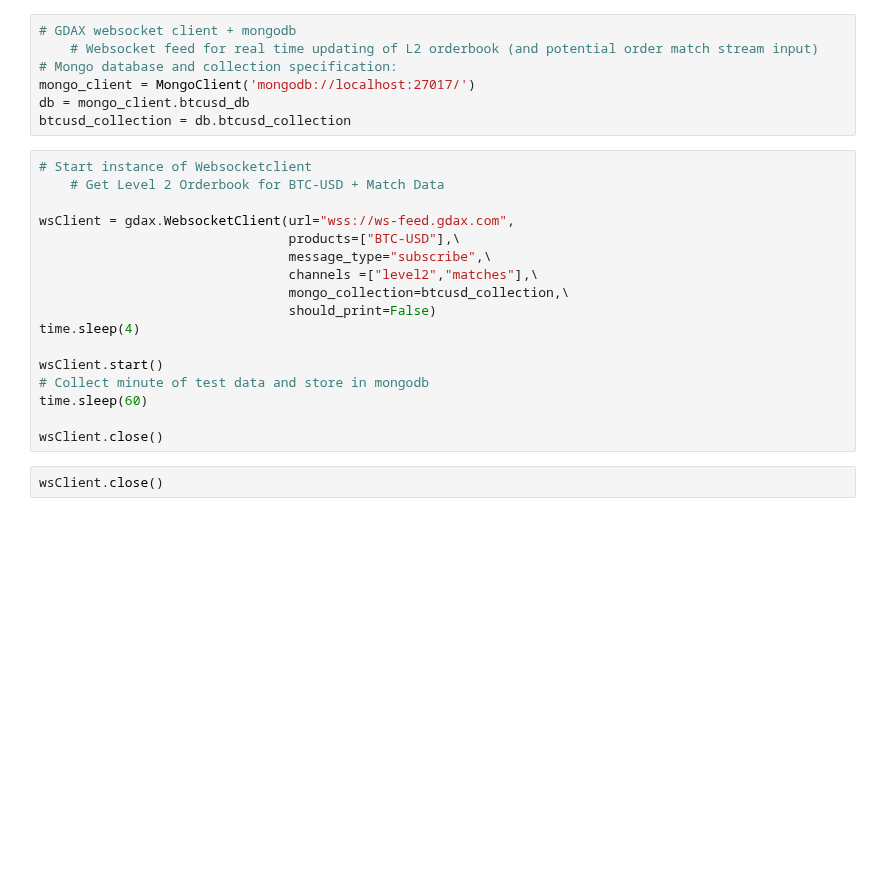
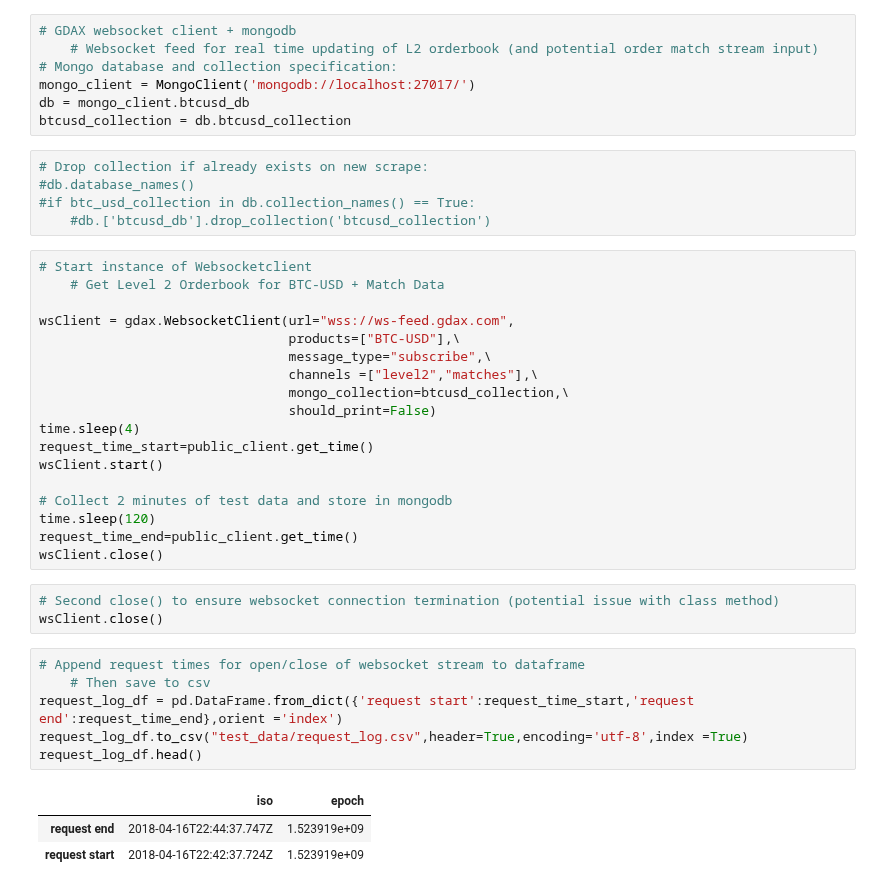
Before and after one commit to timothyyu/gdax-orderbook-ml, a Jupyter notebook: test_dataset_scrape.ipynb, the cells around one changed output. Drawn from its saved outputs; the diff is of its cells as text; blank space fills up the shorter version.

```diff
--- a/test_dataset_scrape.ipynb
+++ b/test_dataset_scrape.ipynb
@@ -48,6 +84,11 @@ public_client.get_product_order_book('BTC-USD', level=3)
 mongo_client = MongoClient('mongodb://localhost:27017/')
 db = mongo_client.btcusd_db
 btcusd_collection = db.btcusd_collection
+# %%
+# Drop collection if already exists on new scrape:
+#db.database_names()
+#if btc_usd_collection in db.collection_names() == True:
+    #db.['btcusd_db'].drop_collection('btcusd_collection')
 # %%
 # Start instance of Websocketclient
     # Get Level 2 Orderbook for BTC-USD + Match Data
@@ -59,11 +100,23 @@ wsClient = gdax.WebsocketClient(url="wss://ws-feed.gdax.com",
                                 mongo_collection=btcusd_collection,\
                                 should_print=False)
 time.sleep(4)
+request_time_start=public_client.get_time()
+wsClient.start()
 
-wsClient.start()
-# Collect minute of test data and store in mongodb
-time.sleep(60)
-
+# Collect 2 minutes of test data and store in mongodb
+time.sleep(120)
+request_time_end=public_client.get_time()
 wsClient.close()
-# %%
-wsClient.close()
+# %%
+# Second close() to ensure websocket connection termination (potential issue with class method)
+wsClient.close()
+# %%
+# Append request times for open/close of websocket stream to dataframe
+    # Then save to csv
+request_log_df = pd.DataFrame.from_dict({'request start':request_time_start,'request end':request_time_end},orient ='index')
+request_log_df.to_csv("test_data/request_log.csv",header=True,encoding='utf-8',index =True)
+request_log_df.head()
+# %% [output]
+|  | iso | epoch |
+| request end | 2018-04-16T22:44:37.747Z | 1.523919e+09 |
+| request start | 2018-04-16T22:42:37.724Z | 1.523919e+09 |
```
Also changed, not shown: parts of 3 cells of this notebook, 11 other files.
